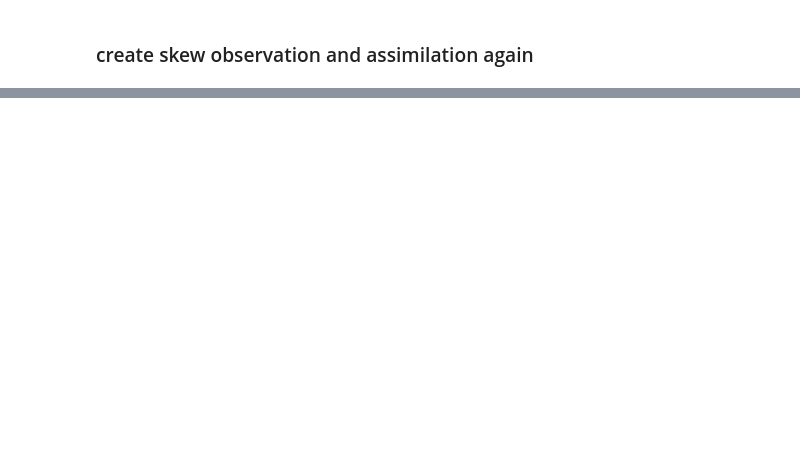
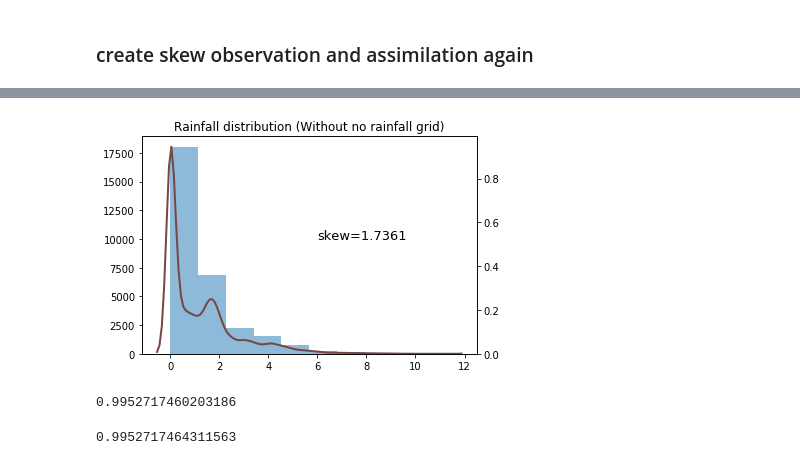
Before and after one commit to micky85lu/Data-Assimilation-Project, a Jupyter notebook: experiment.ipynb, the cells around one changed output, grey strips where cells are left out. Saved outputs shown, nothing was run; the diff lists cells and outputs as text; code cells hidden in the pictures; blank space fills up the shorter version.

```diff
--- a/experiment.ipynb
+++ b/experiment.ipynb
@@ -698,0 +751,22 @@ alpha=3.30, Mean RMSE=1.1589, Variance RMSE=4.4931,  Without spinup: Mean RMSE=0
+# %%
+# check the distribution without no rainfall grids
+rain_no0 = rain.ravel()[rain.ravel() != 0]
+
+fig, ax = plt.subplots()
+ax.hist(rain_no0.ravel(), alpha=0.5)
+ax.set_title('Rainfall distribution (Without no rainfall grid)')
+ax.text(6, 10000, f'skew={skew(rain_no0.ravel()):.4f}', fontsize=13)
+
+ax2 = ax.twinx()
+sns.kdeplot(rain_no0.ravel(), lw=2, color='#764645', ax=ax2);
+# %% [output]
+[figure, added]
+# %%
+tskew(100000)
+# %% [output]
+0.9952717460203186
+# %%
+# Theory max skewness of skewnorm distribution
+(4-np.pi) / (np.pi-2) * np.sqrt(2 / (np.pi-2))
+# %% [output]
+0.9952717464311563
```
Also changed, not shown: parts of 22 cells of this notebook, 1 other file.
